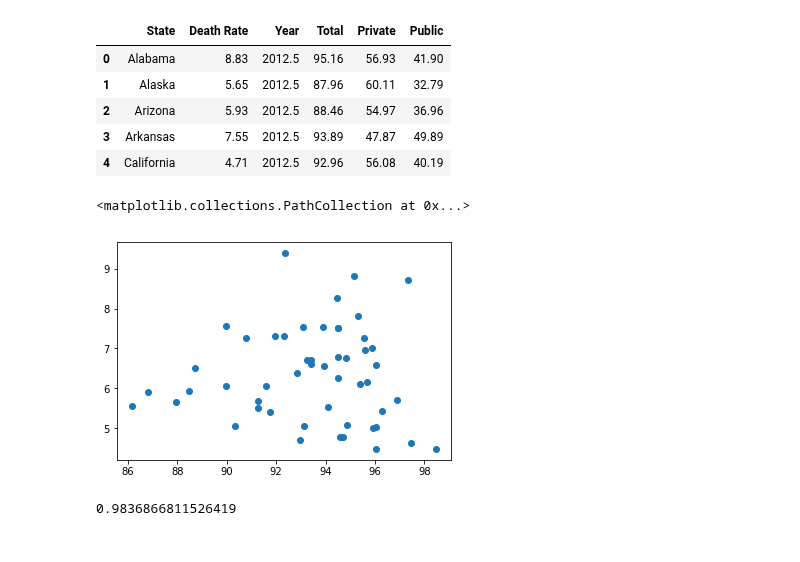
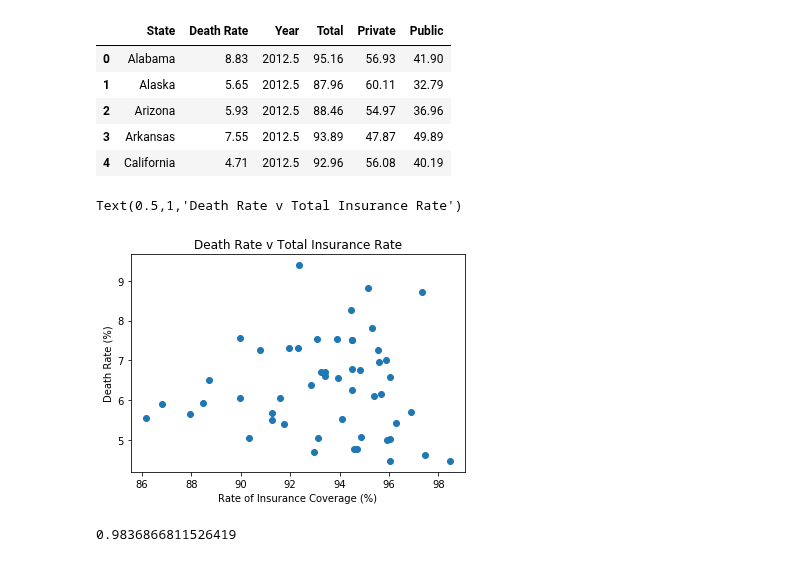
Before and after one commit to jasminajovanovic/IMR, a Jupyter notebook: Poverty.ipynb, the cells around one changed output. Cells and saved outputs as stored; diff of their text form; code cells hidden in the pictures.

```diff
--- a/Poverty.ipynb
+++ b/Poverty.ipynb
@@ -349,11 +293,15 @@ insurance_merge.head()
 # %%
 x_axis = insurance_merge["Total"]
 y_axis = insurance_merge["Death Rate"]
-# %%
-plt.scatter(x_axis, y_axis)
-# %% [output]
-<matplotlib.collections.PathCollection at 0x...>
-[figure, removed]
+# %%
+#graph the death rate versus total rate of insurance for all states
+plt.scatter(x_axis, y_axis)
+plt.ylabel("Death Rate (%)")
+plt.xlabel("Rate of Insurance Coverage (%)")
+plt.title("Death Rate v Total Insurance Rate")
+# %% [output]
+Text(0.5,1,'Death Rate v Total Insurance Rate')
+[figure, added]
 # %%
 (slope, intercept, _, _, _) = linregress(x_axis, y_axis)
 fit = slope * x_axis + intercept
```
Also changed, not shown: parts of 9 cells of this notebook, 5 other files.
